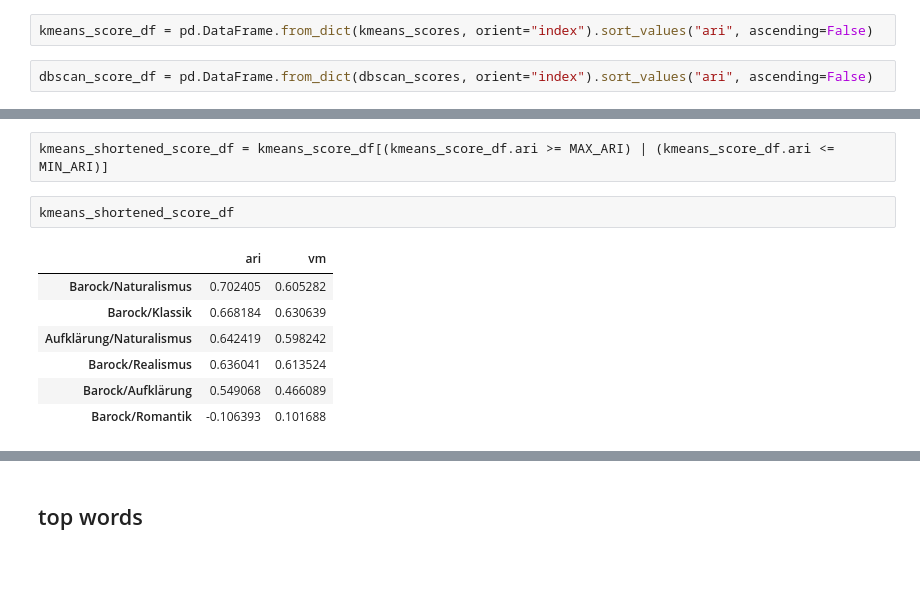
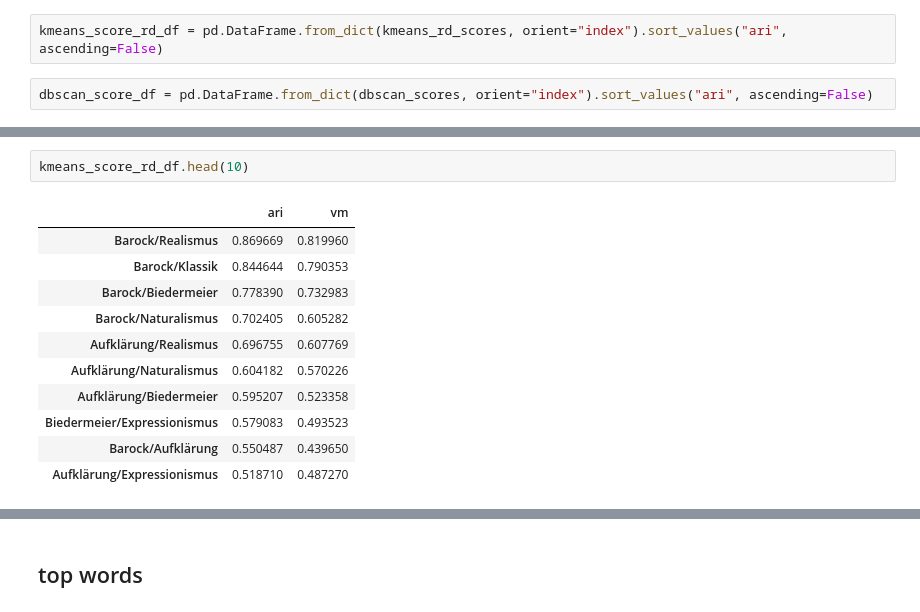
Before and after one commit to realjanpaulus/clusterpoems, a Jupyter notebook: app/clustering_evaluation.ipynb, the cells around one changed output, grey strips where cells are left out. Saved outputs shown, nothing was run; the diff lists cells and outputs as text; blank space fills up the shorter version.

```diff
--- a/app/clustering_evaluation.ipynb
+++ b/app/clustering_evaluation.ipynb
@@ -33,4 +58,4 @@ for k,v in dbscan.items():
 # %%
-kmeans_score_df = pd.DataFrame.from_dict(kmeans_scores, orient="index").sort_values("ari", ascending=False)
+kmeans_score_rd_df = pd.DataFrame.from_dict(kmeans_rd_scores, orient="index").sort_values("ari", ascending=False)
 # %%
 dbscan_score_df = pd.DataFrame.from_dict(dbscan_scores, orient="index").sort_values("ari", ascending=False)
@@ -57,12 +98,14 @@ dbscan_score_df
-# %%
-kmeans_shortened_score_df = kmeans_score_df[(kmeans_score_df.ari >= MAX_ARI) | (kmeans_score_df.ari <= MIN_ARI)]
-# %%
-kmeans_shortened_score_df
-# %% [output]
-|  | ari | vm |
-| Barock/Naturalismus | 0.702405 | 0.605282 |
-| Barock/Klassik | 0.668184 | 0.630639 |
-| Aufklärung/Naturalismus | 0.642419 | 0.598242 |
-| Barock/Realismus | 0.636041 | 0.613524 |
-| Barock/Aufklärung | 0.549068 | 0.466089 |
-| Barock/Romantik | -0.106393 | 0.101688 |
+# %%
+kmeans_score_rd_df.head(10)
+# %% [output]
+|  | ari | vm |
+| Barock/Realismus | 0.869669 | 0.819960 |
+| Barock/Klassik | 0.844644 | 0.790353 |
+| Barock/Biedermeier | 0.778390 | 0.732983 |
+| Barock/Naturalismus | 0.702405 | 0.605282 |
+| Aufklärung/Realismus | 0.696755 | 0.607769 |
+| Aufklärung/Naturalismus | 0.604182 | 0.570226 |
+| Aufklärung/Biedermeier | 0.595207 | 0.523358 |
+| Biedermeier/Expressionismus | 0.579083 | 0.493523 |
+| Barock/Aufklärung | 0.550487 | 0.439650 |
+| Aufklärung/Expressionismus | 0.518710 | 0.487270 |
```
Also changed, not shown: parts of 18 cells of this notebook, 14 other files.
